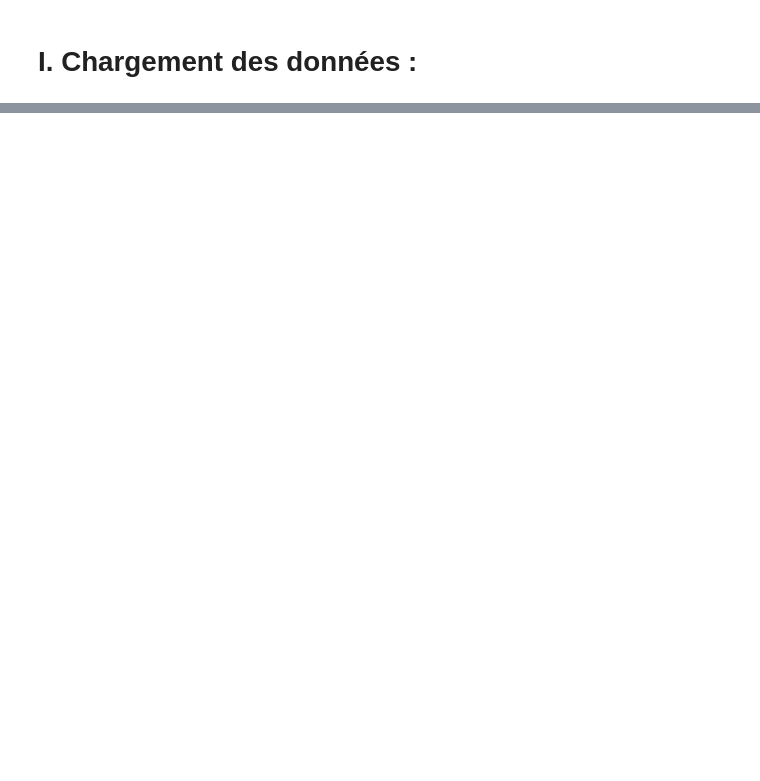
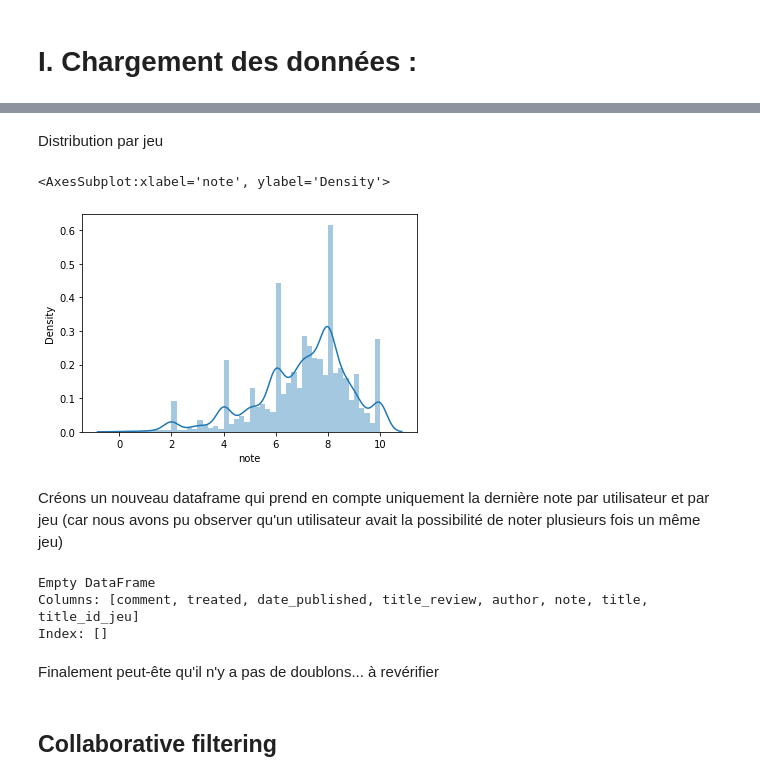
Before and after one commit to Amayas29/review-analysis, a Jupyter notebook: src/6_filtrage_colaboratif.ipynb, the cells around one changed output, grey strips where cells are left out. Drawn from its saved outputs; the diff is of its cells as text; code cells hidden in the pictures; blank space fills up the shorter version.

```diff
--- a/src/6_filtrage_colaboratif.ipynb
+++ b/src/6_filtrage_colaboratif.ipynb
@@ -71,0 +111,21 @@ print(ratings_matrix)
+# %% [markdown]
+Distribution par jeu
+# %%
+item_means = df_avis.groupby("title_id_jeu")["note"].mean()
+sns.distplot(item_means)
+# %% [output]
+<AxesSubplot:xlabel='note', ylabel='Density'>
+[figure, added]
+# %% [markdown]
+Créons un nouveau dataframe qui prend en compte uniquement la dernière note par utilisateur et par jeu (car nous avons pu observer qu'un utilisateur avait la possibilité de noter plusieurs fois un même jeu)
+# %%
+doublons = df_avis[df_avis.duplicated(subset=['author', 'title_id_jeu'], keep=False)]
+print(doublons)
+# %% [output]
+Empty DataFrame
+Columns: [comment, treated, date_published, title_review, author, note, title, title_id_jeu]
+Index: []
+# %% [markdown]
+Finalement peut-ête qu'il n'y a pas de doublons... à revérifier
+# %% [markdown]
+## Collaborative filtering
```
Also changed, not shown: parts of 38 cells of this notebook.
